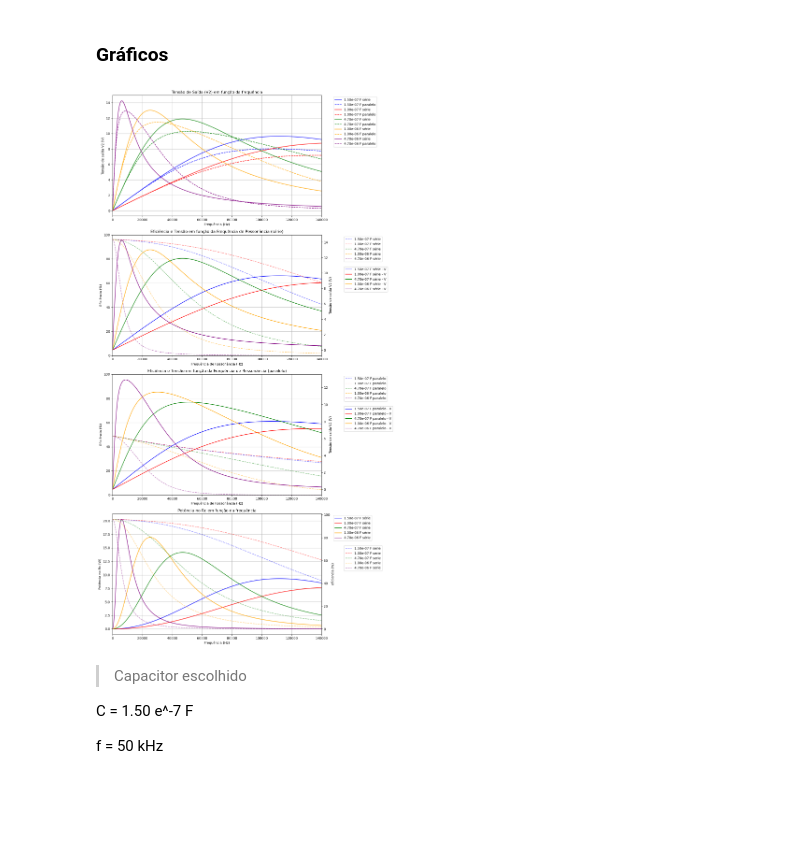
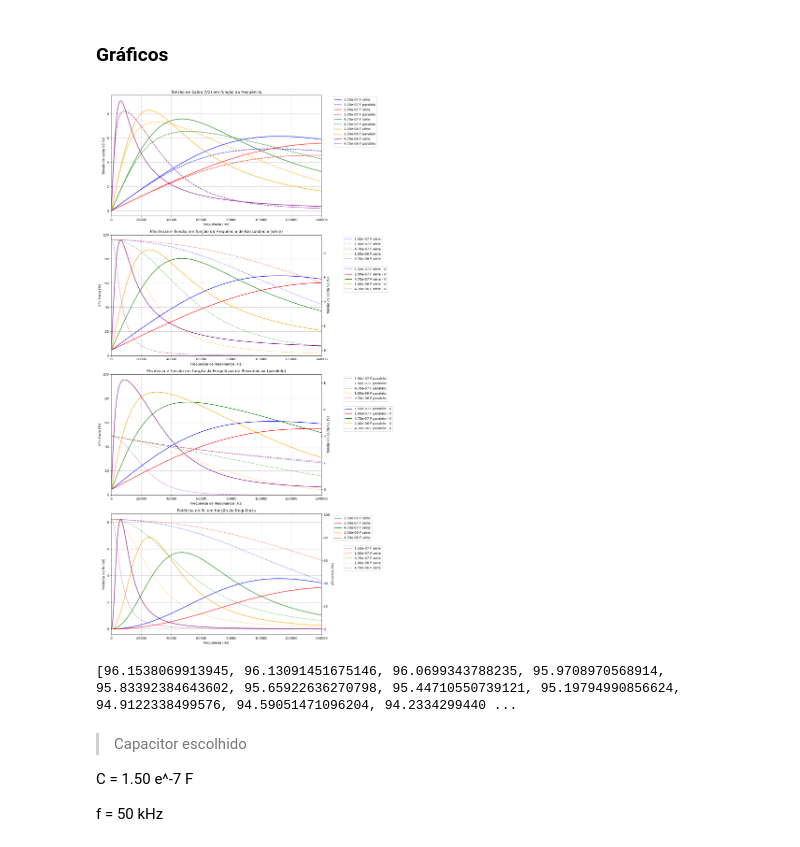
Before and after one commit to EnzoSilva14/projeto-eletromag, a Jupyter notebook: Versao_atual.ipynb, the cells around one changed output. Drawn from its saved outputs; the diff is of its cells as text; code cells hidden in the pictures; blank space fills up the shorter version.

```diff
--- a/Versao_atual.ipynb
+++ b/Versao_atual.ipynb
@@ -102,7 +102,7 @@ def CalcularTransformadorCapacitorSerie(ZR1, ZR2, Rc, ZC1, ZC2, ZL1, ZL2, ZM, Uf
 # %%
 frequencias = np.linspace(1, 140e3, 1500)
 valores_c2 = [150e-9, 0.1e-6, 0.47e-6, 1e-6, 4.7e-6]
-Uf = 6    # Tensão de entrada (V1)
+# Uf = 6    # Tensão de entrada (V1)
 Rc = 5    # Resistência de carga (R_C)
 # R1 = 0.3 # Resistência no primário (R1)
 # R2 = 0.3  # Resistência no secundário (R2)
@@ -138,7 +138,7 @@ for i, C in enumerate(valores_c2):
         ZC1, ZL1, ZR1 = impedancia(R1, C, L1, freq)
         ZC2, ZL2, ZR2 = impedancia(R2, C, L2, freq)
         ZM = impedancia_ZM(L1, L2, K, freq)
-        # Uf = (2/pi)*6*cos(2*pi*freq)
+        Uf = (2/pi)*6
 
         # Calcular para paralelo
         i1, i2, V2, eficiencia, P_res = CalcularTransformadorCapacitorParalelo(ZR1, ZR2, Rc, ZC1, ZC2, ZL1, ZL2, ZM, Uf)
@@ -196,34 +196,37 @@ ax2_twin.legend(loc="upper left", bbox_to_anchor=(1.1, 0.75))  # Legenda do twin
 ax3.set_title("Eficiência e Tensão em função da Frequência de Ressonância (paralelo)")
 ax3.set_xlabel("Frequência de Ressonância (Hz)")
 ax3.set_ylabel("Eficiência (%)")
 ax3.legend(loc="upper left", bbox_to_anchor=(1.1, 1))
 ax3.set_xlim(0, 140e3)
 ax3.set_ylim(0, 100)
 ax3.grid(True)
 
 # Adicionar a legenda para o eixo secundário (twinx) do ax3
 ax3_twin.set_ylabel("Tensão de saída V2 (V)")
 ax3_twin.legend(loc="upper left", bbox_to_anchor=(1.1, 0.75))  # Legenda do twin
 
 ax4.set_title("Potência no Rc em função da frequência")
 ax4.set_xlabel("Frequência (Hz)")
 ax4.set_ylabel("Potência no Rc (W)")
 ax4.legend(loc="upper left", bbox_to_anchor=(1.05, 1))
 ax4.set_xlim(0, 140e3)
 # ax4.set_ylim(0, 100)
 ax4.grid(True)
 
 
 ax4_twin.set_ylabel("eficiencia (%)")
 ax4_twin.legend(loc="upper left", bbox_to_anchor=(1.1, 0.75))  # Legenda do twin
 
 # Ajustar layout para não sobrepor elementos
 plt.tight_layout()
 
 # Exibir gráfico
 plt.show()
+
+print(ef_serie)
 # %% [output]
-[figure, old version]
+[figure, new version]
+[96.1538069913945, 96.13091451675146, 96.0699343788235, 95.9708970568914, 95.83392384643602, 95.65922636270798, 95.44710550739121, 95.19794990856624, 94.9122338499576, 94.59051471096204, 94.2334299440 ...
 # %% [markdown]
 > Capacitor escolhido
 
```
Also changed, not shown: parts of 2 cells of this notebook.
